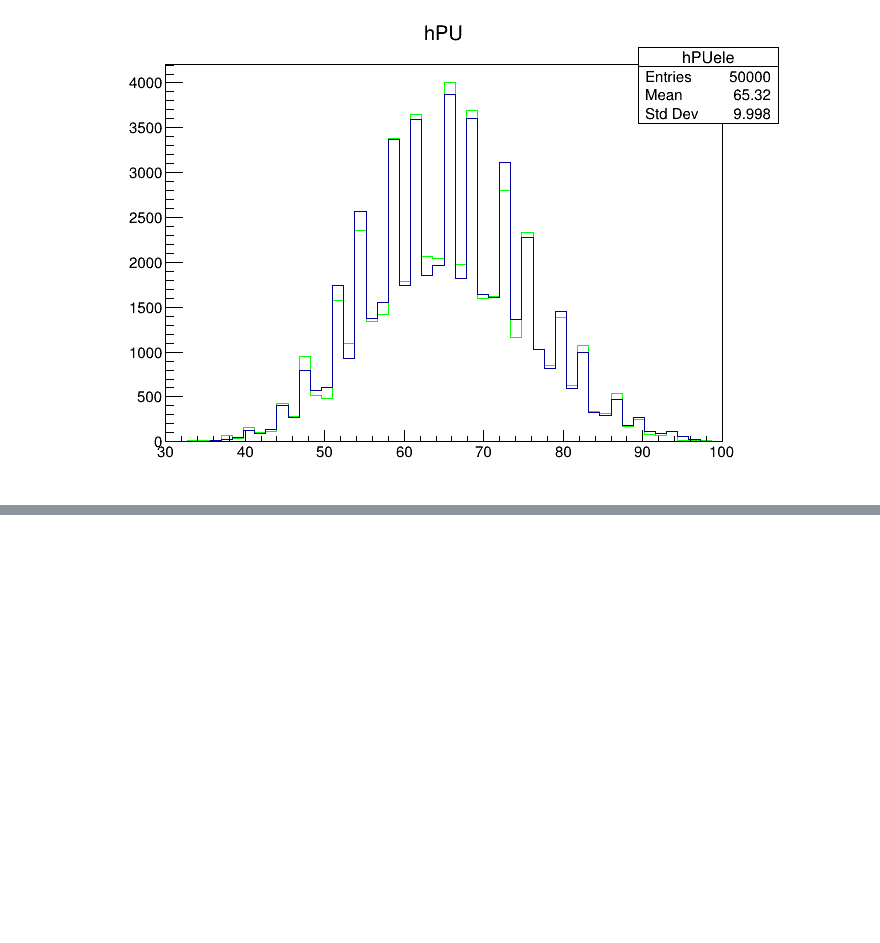
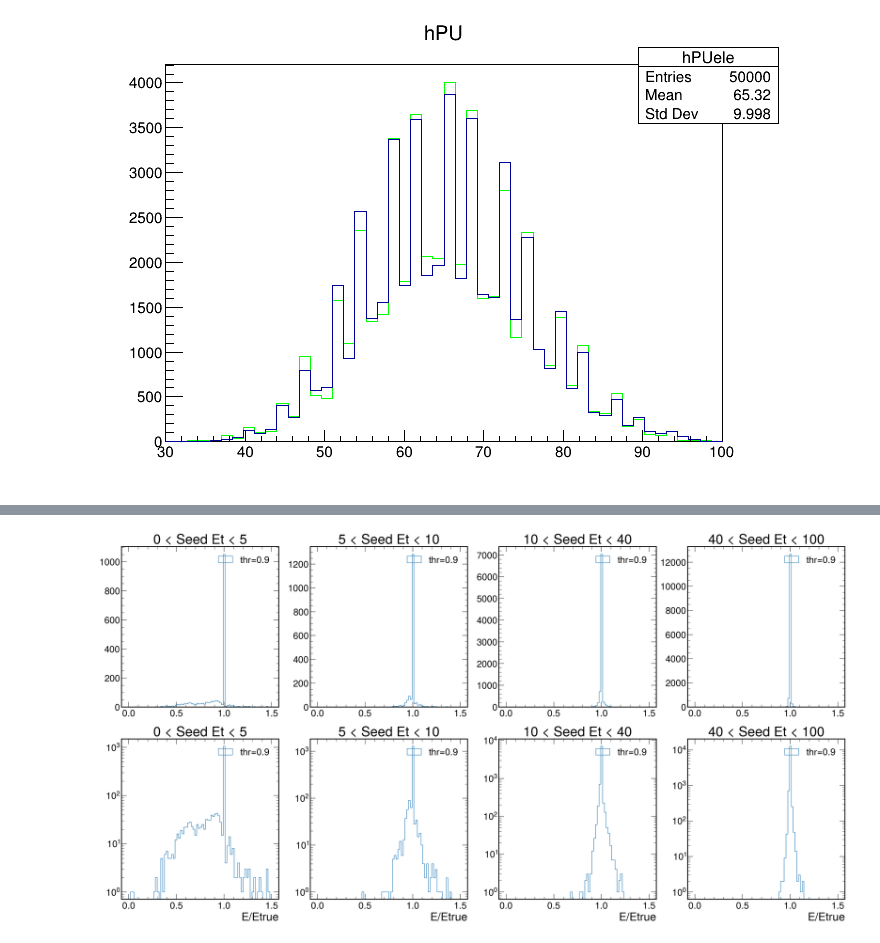
Before and after one commit to valsdav/DeepSuperCluster, a Jupyter notebook: Training/global_model/tf_model_v4.ipynb, the cells around one changed output, grey strips where cells are left out. Drawn from its saved outputs; the diff is of its cells as text; code cells hidden in the pictures; blank space fills up the shorter version.

```diff
--- a/Training/global_model/tf_model_v4.ipynb
+++ b/Training/global_model/tf_model_v4.ipynb
@@ -583,0 +865,16 @@ c.Draw()
+# %%
+fig, ax = plt.subplots(2,4, figsize=(30,15),dpi=150)
+
+ets = [ (0,5),(5,10),(10,40), (40,100)]
+
+for j,(e1,e2) in enumerate(ets):
+        ax[0,j].hist(dfc[ (dfc.seed_et>=e1) & (dfc.seed_et<e2)].EoEtrue,bins=80, range=(0,1.5),histtype='step', label='thr={}'.format(thr))
+        ax[0,j].legend()
+        ax[0,j].set_title('{} < Seed Et < {}'.format(e1,e2))
+        ax[1,j].hist(dfc[(dfc.seed_et>=e1) & (dfc.seed_et<e2)].EoEtrue,bins=80, range=(0,1.5),histtype='step', label='thr={}'.format(thr))
+        ax[1,j].legend()
+        ax[1,j].set_xlabel("E/Etrue")
+        ax[1,j].set_title('{} < Seed Et < {}'.format(e1,e2))
+        ax[1,j].set_yscale('log')
+# %% [output]
+[figure, added]
```
Also changed, not shown: parts of 69 cells of this notebook, 3 other files.
